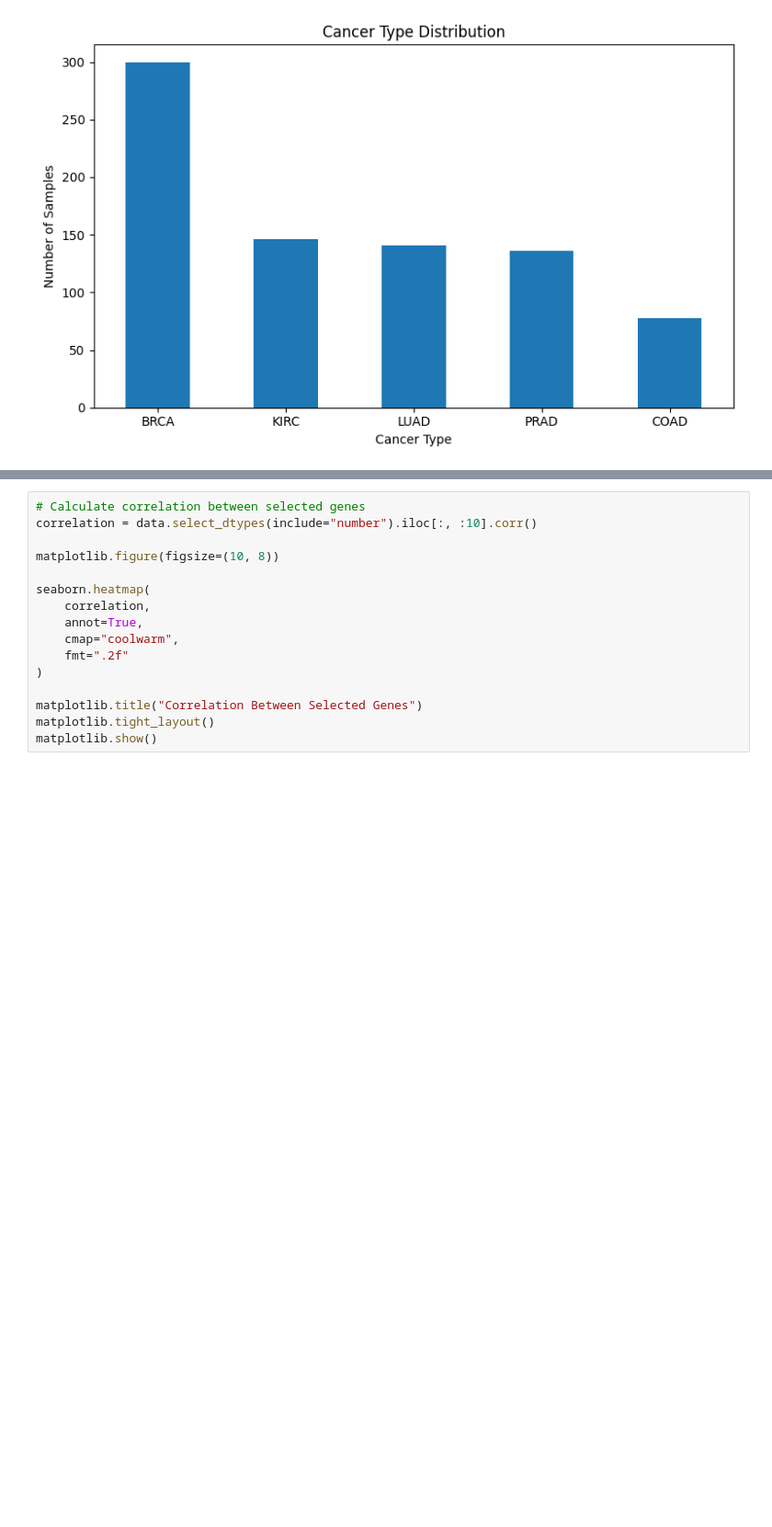
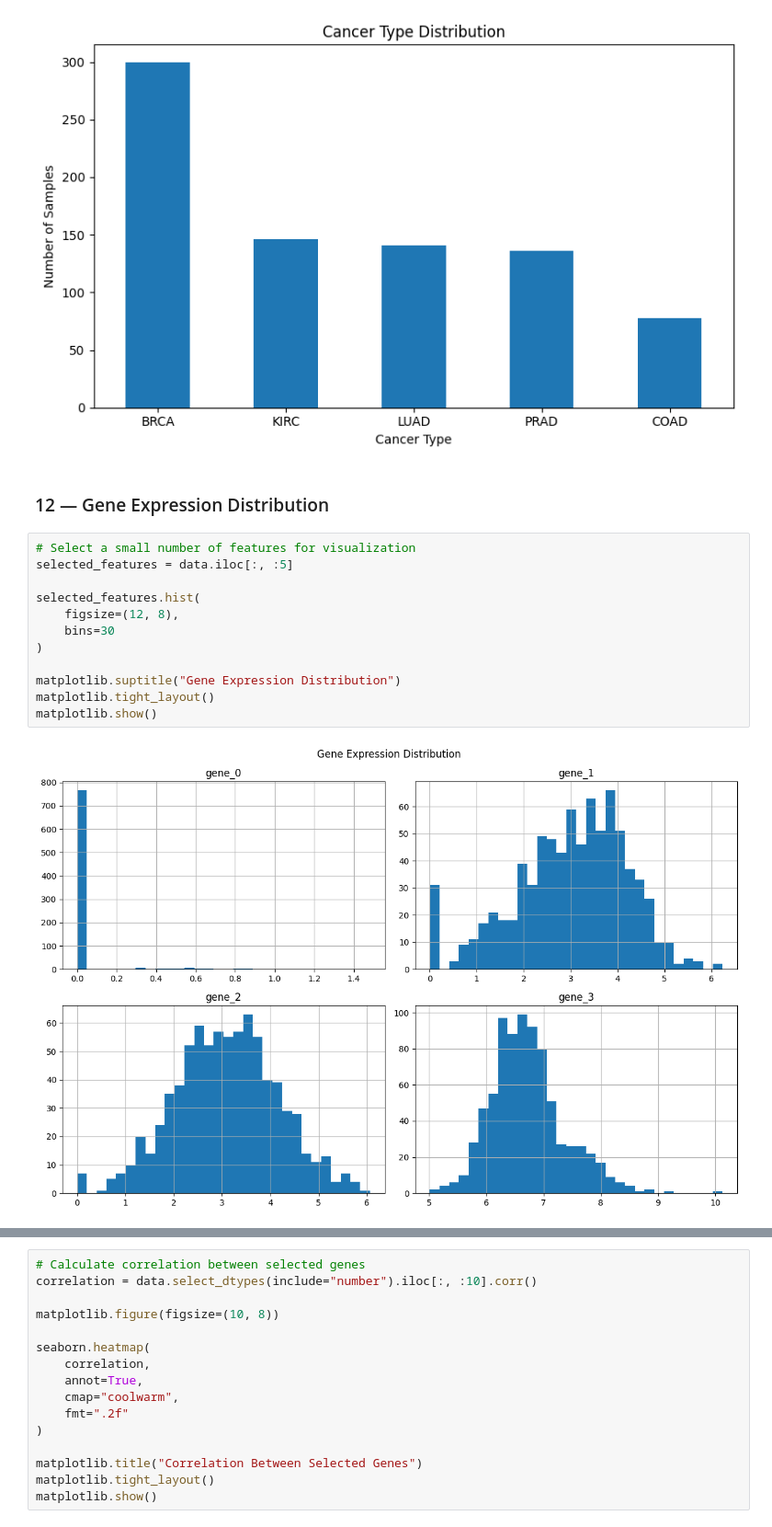
Before and after one commit to katibhakiim/Gene-Expression-Cancer-Dataset, a Jupyter notebook: notebooks/01_Dataset_Exploration.ipynb, the cells around one changed output, grey strips where cells are left out. Shown at 92% size. Drawn from its saved outputs; the diff is of its cells as text; blank space fills up the shorter version.

```diff
--- a/notebooks/01_Dataset_Exploration.ipynb
+++ b/notebooks/01_Dataset_Exploration.ipynb
@@ -192,3 +212,19 @@ matplotlib.show()
 | COAD | 78 |
 dtype: int64
 [figure]
+# %% [markdown]
+###  12 — Gene Expression Distribution
+# %%
+# Select a small number of features for visualization
+selected_features = data.iloc[:, :5]
+
+selected_features.hist(
+    figsize=(12, 8),
+    bins=30
+)
+
+matplotlib.suptitle("Gene Expression Distribution")
+matplotlib.tight_layout()
+matplotlib.show()
+# %% [output]
+[figure, added]
```
Also changed, not shown: parts of 11 cells of this notebook.
